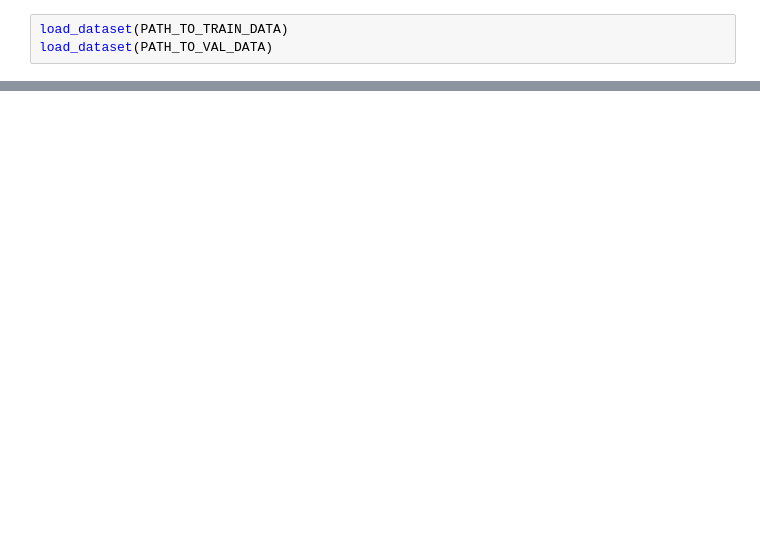
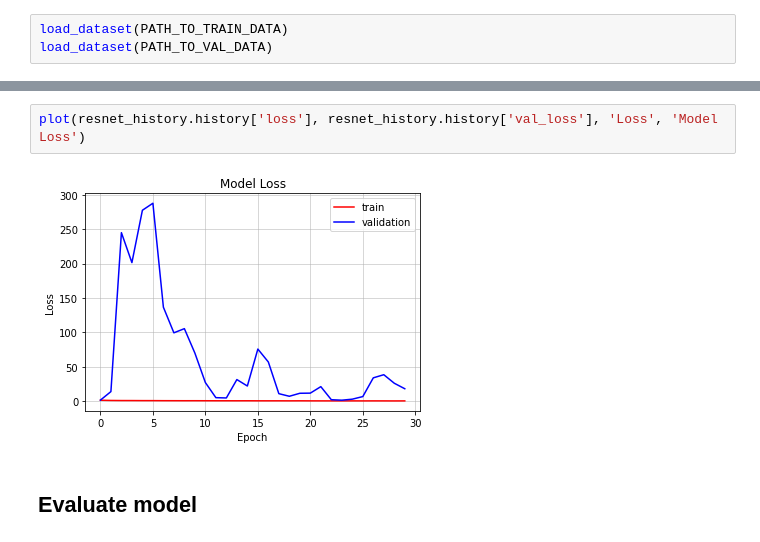
Before and after one commit to sur-sakthy/computer-vision, a Jupyter notebook: Assignment_2.ipynb, the cells around one changed output, grey strips where cells are left out. Drawn from its saved outputs; the diff is of its cells as text; blank space fills up the shorter version.

```diff
--- a/Assignment_2.ipynb
+++ b/Assignment_2.ipynb
@@ -166,0 +390,6 @@ custom_resnet_model.save_weights('/content/drive/MyDrive/EE544 Computer Vision/t
+# %%
+plot(resnet_history.history['loss'], resnet_history.history['val_loss'], 'Loss', 'Model Loss')
+# %% [output]
+[figure, added]
+# %% [markdown]
+## Evaluate model
```
Also changed, not shown: parts of 64 cells of this notebook.
